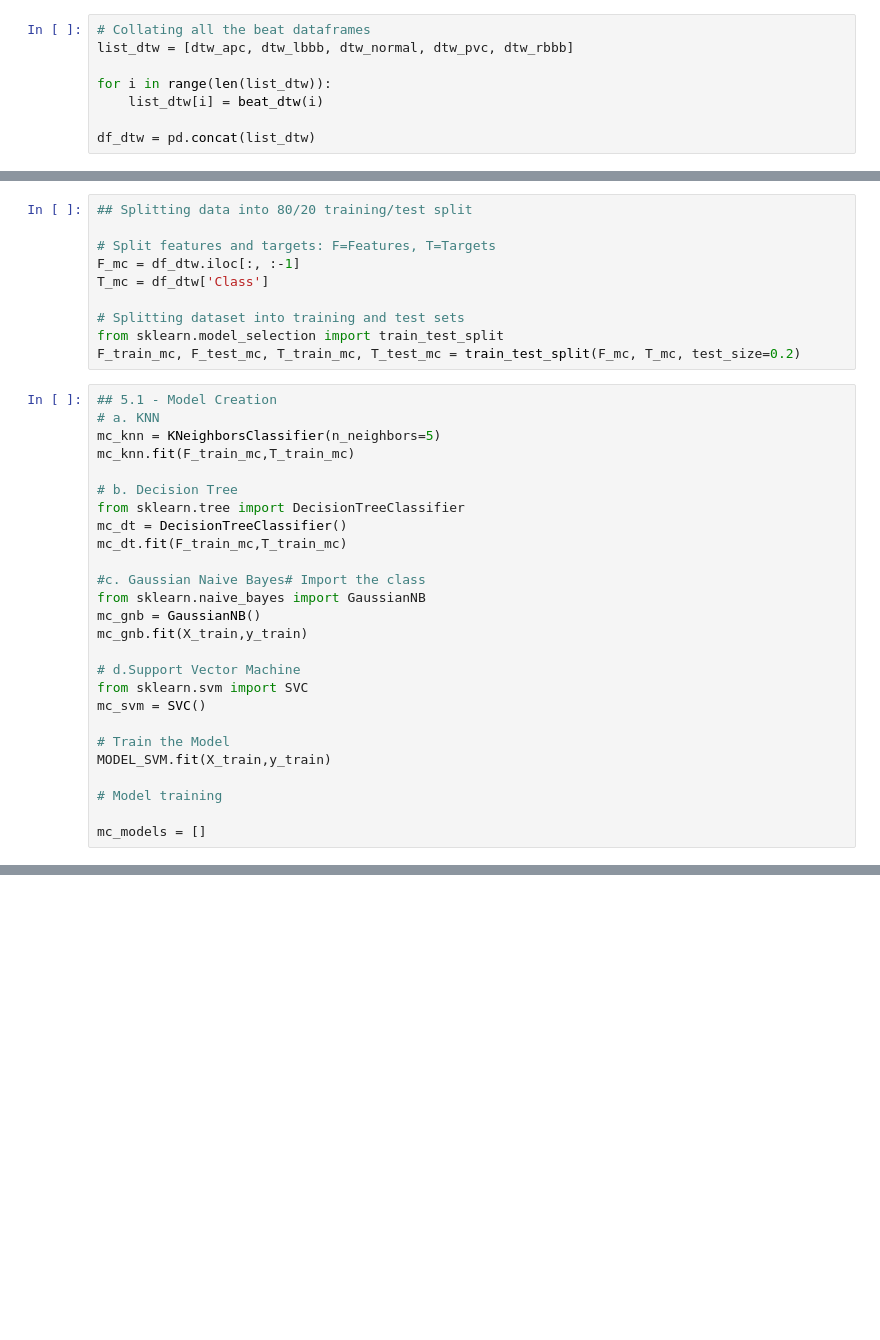
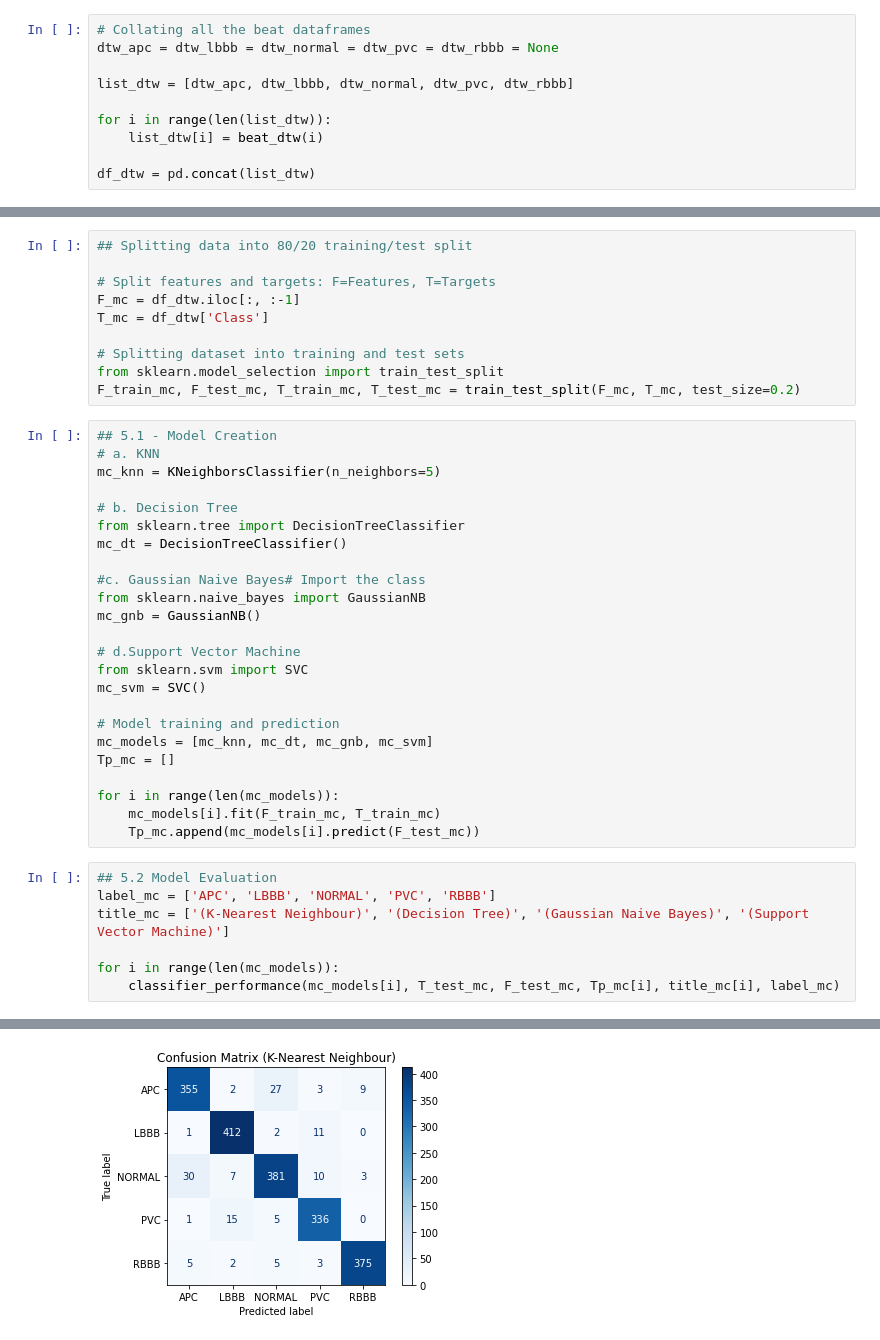
Before and after one commit to tvn4/MSE-491, a Jupyter notebook: Lab 2/Assigment 2/Assignment 2.ipynb, the cells around one changed output, grey strips where cells are left out. Drawn from its saved outputs; the diff is of its cells as text; blank space fills up the shorter version.

```diff
--- a/Lab 2/Assigment 2/Assignment 2.ipynb
+++ b/Lab 2/Assigment 2/Assignment 2.ipynb
@@ -276,6 +448,8 @@ def beat_dtw(classification):
     return beat_dtw
 # %%
 # Collating all the beat dataframes
+dtw_apc = dtw_lbbb = dtw_normal = dtw_pvc = dtw_rbbb = None
+
 list_dtw = [dtw_apc, dtw_lbbb, dtw_normal, dtw_pvc, dtw_rbbb]
 
 for i in range(len(list_dtw)):
@@ -298,25 +472,31 @@ F_train_mc, F_test_mc, T_train_mc, T_test_mc = train_test_split(F_mc, T_mc, test
 ## 5.1 - Model Creation
 # a. KNN
 mc_knn = KNeighborsClassifier(n_neighbors=5)
-mc_knn.fit(F_train_mc,T_train_mc)
 
 # b. Decision Tree
 from sklearn.tree import DecisionTreeClassifier
 mc_dt = DecisionTreeClassifier()
-mc_dt.fit(F_train_mc,T_train_mc)
 
 #c. Gaussian Naive Bayes# Import the class
 from sklearn.naive_bayes import GaussianNB
 mc_gnb = GaussianNB()
-mc_gnb.fit(X_train,y_train)
 
 # d.Support Vector Machine
 from sklearn.svm import SVC
 mc_svm = SVC()
 
-# Train the Model
-MODEL_SVM.fit(X_train,y_train)
+# Model training and prediction
+mc_models = [mc_knn, mc_dt, mc_gnb, mc_svm]
+Tp_mc = []
 
-# Model training
-
-mc_models = []
+for i in range(len(mc_models)):
+    mc_models[i].fit(F_train_mc, T_train_mc)
+    Tp_mc.append(mc_models[i].predict(F_test_mc))
+# %%
+## 5.2 Model Evaluation
+label_mc = ['APC', 'LBBB', 'NORMAL', 'PVC', 'RBBB']
+title_mc = ['(K-Nearest Neighbour)', '(Decision Tree)', '(Gaussian Naive Bayes)', '(Support Vector Machine)']
+
+for i in range(len(mc_models)):
+    classifier_performance(mc_models[i], T_test_mc, F_test_mc, Tp_mc[i], title_mc[i], label_mc)
+# %% [output]
@@ -322,0 +520 @@ mc_models = []
+[figure, added]
```
Also changed, not shown: parts of 11 cells of this notebook, 12 other files.
